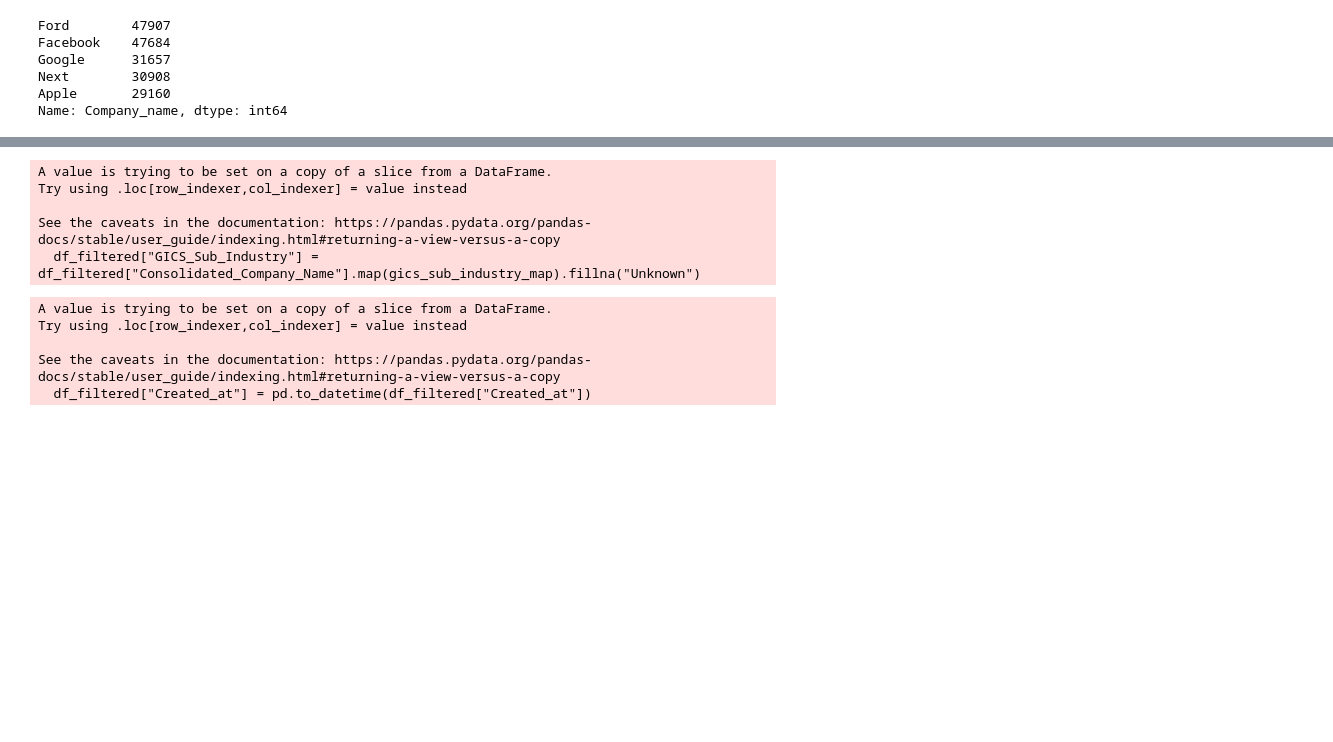
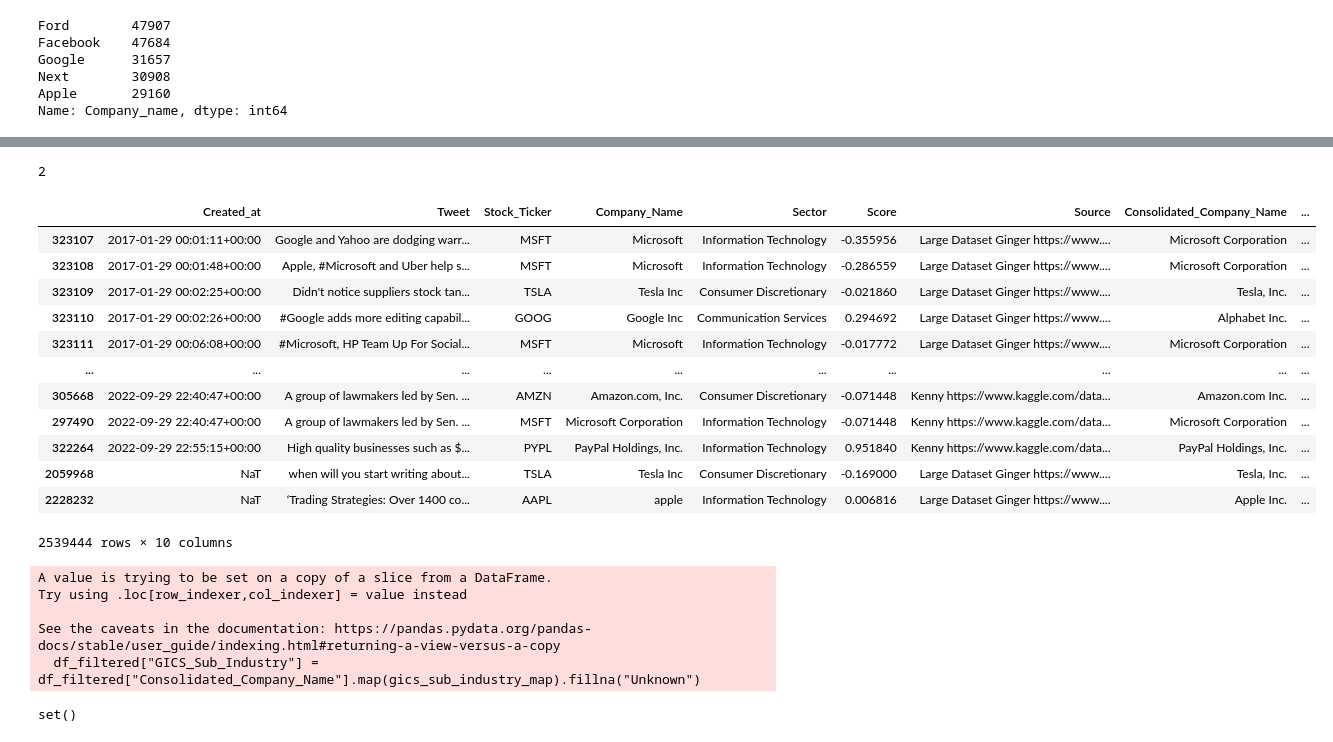
Before and after one commit to gderiddershanghai/DVA_Team_173, a Jupyter notebook: notebooks/ginger/merging_all_datasets.ipynb, the cells around one changed output, grey strips where cells are left out. Saved outputs shown, nothing was run; the diff lists cells and outputs as text; code cells hidden in the pictures; blank space fills up the shorter version.

```diff
--- a/notebooks/ginger/merging_all_datasets.ipynb
+++ b/notebooks/ginger/merging_all_datasets.ipynb
@@ -680,0 +879,2 @@ set(df_filtered['Consolidated_Company_Name'])
+# %%
+df_filtered.reset_index(drop=True, inplace=True)
@@ -681,3 +890,23 @@ set(df_filtered['Consolidated_Company_Name'])
+# %%
+df_filtered['Created_at'].isna().sum()
+# %% [output]
+2
+# %%
+df_filtered.sort_values(by='Created_at')
+# %% [output]
+|  | Created_at | Tweet | Stock_Ticker | Company_Name | Sector | Score | Source | Consolidated_Company_Name | ... |
+| 323107 | 2017-01-29 00:01:11+00:00 | Google and Yahoo are dodging warr... | MSFT | Microsoft | Information Technology | -0.355956 | Large Dataset Ginger https://www.... | Microsoft Corporation | ... |
+| 323108 | 2017-01-29 00:01:48+00:00 | Apple, #Microsoft and Uber help s... | MSFT | Microsoft | Information Technology | -0.286559 | Large Dataset Ginger https://www.... | Microsoft Corporation | ... |
+| 323109 | 2017-01-29 00:02:25+00:00 | Didn't notice suppliers stock tan... | TSLA | Tesla Inc | Consumer Discretionary | -0.021860 | Large Dataset Ginger https://www.... | Tesla, Inc. | ... |
+| 323110 | 2017-01-29 00:02:26+00:00 | #Google adds more editing capabil... | GOOG | Google Inc | Communication Services | 0.294692 | Large Dataset Ginger https://www.... | Alphabet Inc. | ... |
+| 323111 | 2017-01-29 00:06:08+00:00 | #Microsoft, HP Team Up For Social... | MSFT | Microsoft | Information Technology | -0.017772 | Large Dataset Ginger https://www.... | Microsoft Corporation | ... |
+| ... | ... | ... | ... | ... | ... | ... | ... | ... | ... |
+| 305668 | 2022-09-29 22:40:47+00:00 | A group of lawmakers led by Sen. ... | AMZN | Amazon.com, Inc. | Consumer Discretionary | -0.071448 | Kenny https://www.kaggle.com/data... | Amazon.com Inc. | ... |
+| 297490 | 2022-09-29 22:40:47+00:00 | A group of lawmakers led by Sen. ... | MSFT | Microsoft Corporation | Information Technology | -0.071448 | Kenny https://www.kaggle.com/data... | Microsoft Corporation | ... |
+| 322264 | 2022-09-29 22:55:15+00:00 | High quality businesses such as $... | PYPL | PayPal Holdings, Inc. | Information Technology | 0.951840 | Kenny https://www.kaggle.com/data... | PayPal Holdings, Inc. | ... |
+| 2059968 | NaT | when will you start writing about... | TSLA | Tesla Inc | Consumer Discretionary | -0.169000 | Large Dataset Ginger https://www.... | Tesla, Inc. | ... |
+| 2228232 | NaT | ‘Trading Strategies: Over 1400 co... | AAPL | apple | Information Technology | 0.006816 | Large Dataset Ginger https://www.... | Apple Inc. | ... |
+2539444 rows × 10 columns
 # %%
 gics_sub_industry_map = {
     "AT&T Inc.": "Integrated Telecommunication Services",
@@ -746,4 +1019,8 @@ Try using .loc[row_indexer,col_indexer] = value instead
 
 See the caveats in the documentation: https://pandas.pydata.org/pandas-docs/stable/user_guide/indexing.html#returning-a-view-versus-a-copy
   df_filtered["GICS_Sub_Industry"] = df_filtered["Consolidated_Company_Name"].map(gics_sub_industry_map).fillna("Unknown")
+# %%
+set(df_filtered[df_filtered['GICS_Sub_Industry']=='Unknown']['Company_Name'])
+# %% [output]
+set()
 # %%
@@ -751,11 +1028,5 @@ df_filtered.to_csv('/home/ginger/code/gderiddershanghai/DVA_Team_173/data_full/p
 # %%
-df_filtered["Created_at"] = pd.to_datetime(df_filtered["Created_at"])
+# df_filtered["Created_at"] = pd.to_datetime(df_filtered["Created_at"])
-# %% [output]
-A value is trying to be set on a copy of a slice from a DataFrame.
-Try using .loc[row_indexer,col_indexer] = value instead
-
-See the caveats in the documentation: https://pandas.pydata.org/pandas-docs/stable/user_guide/indexing.html#returning-a-view-versus-a-copy
-  df_filtered["Created_at"] = pd.to_datetime(df_filtered["Created_at"])
 # %%
 df_filtered.to_csv('/home/ginger/code/gderiddershanghai/DVA_Team_173/data_full/processed/iteration3.csv')
 # %%
```
Also changed, not shown: parts of 101 cells of this notebook, 2 other files.
